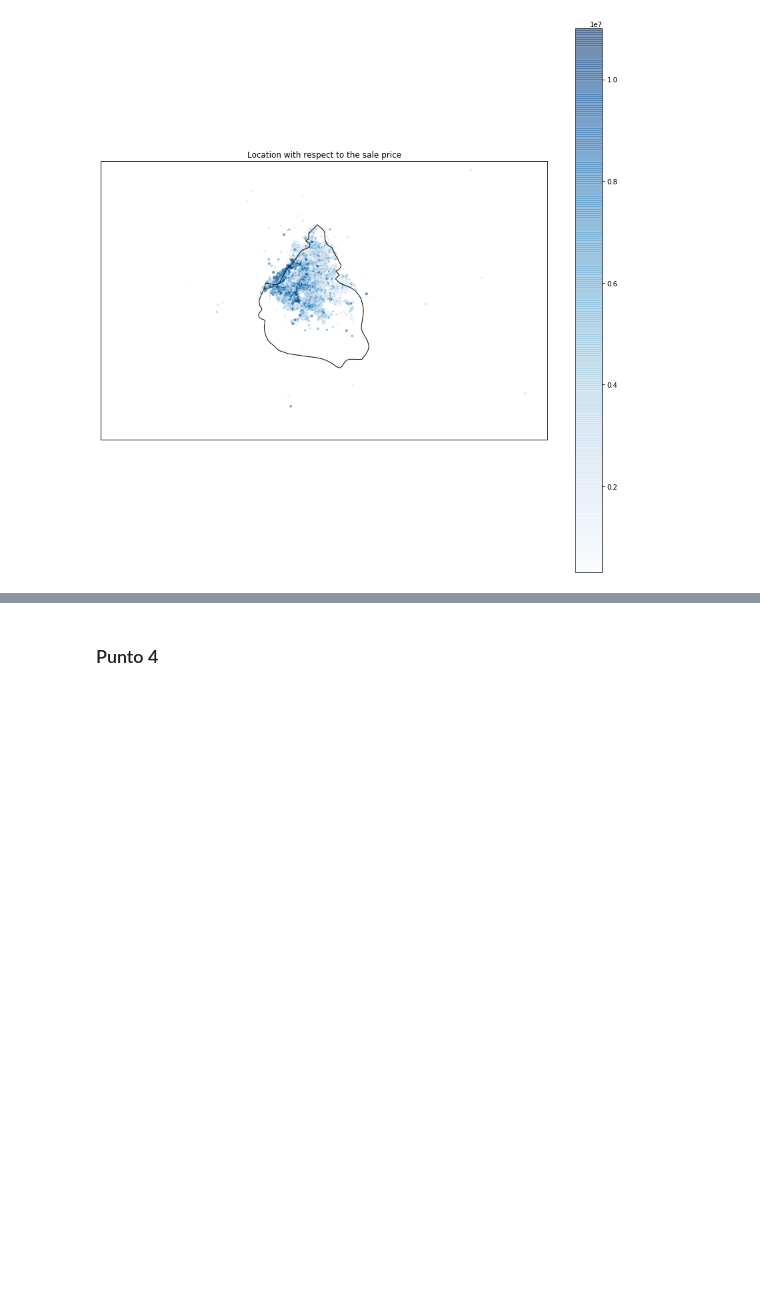
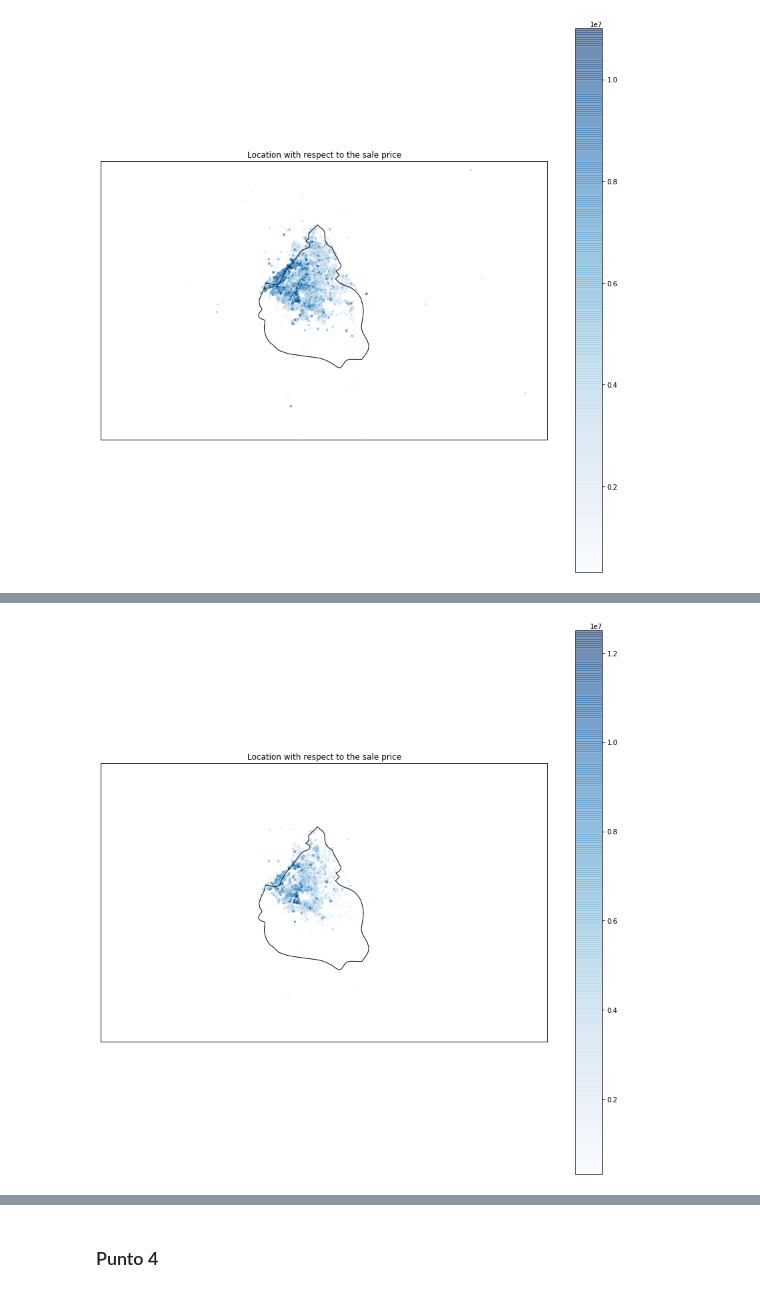
Before and after one commit to nbuzzano/7506-zonaprop, a Jupyter notebook: zonaprop-data-analysis.ipynb, the cells around one changed output, grey strips where cells are left out. Drawn from its saved outputs; the diff is of its cells as text; code cells hidden in the pictures; blank space fills up the shorter version.

```diff
--- a/zonaprop-data-analysis.ipynb
+++ b/zonaprop-data-analysis.ipynb
@@ -711,0 +709,4 @@ KeyError: "['fecha'] not in index"
+# %%
+graficar_mapa(df3.loc[df3.year == 2013])
+# %% [output]
+[figure, added]
```
Also changed, not shown: parts of 14 cells of this notebook.
